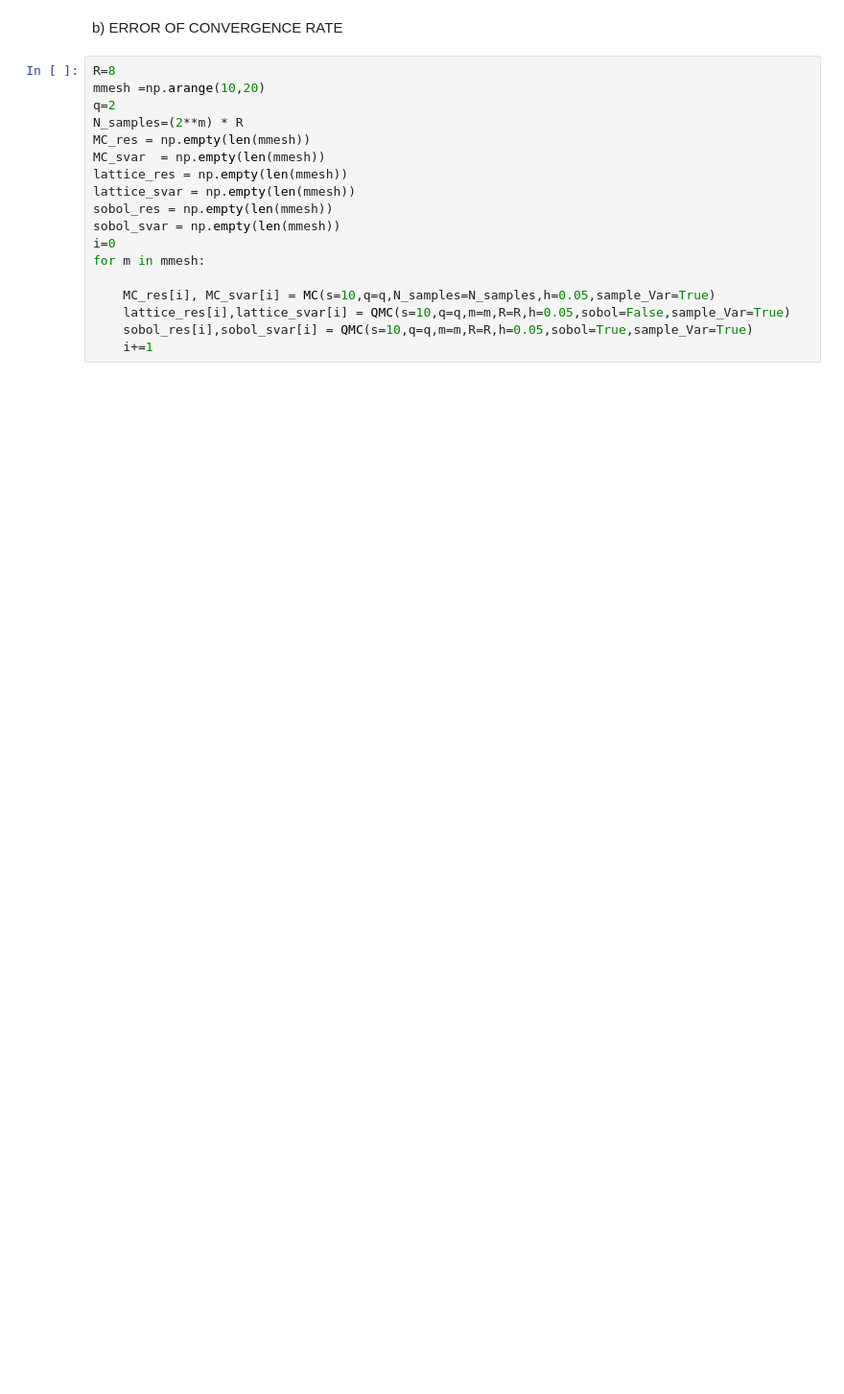
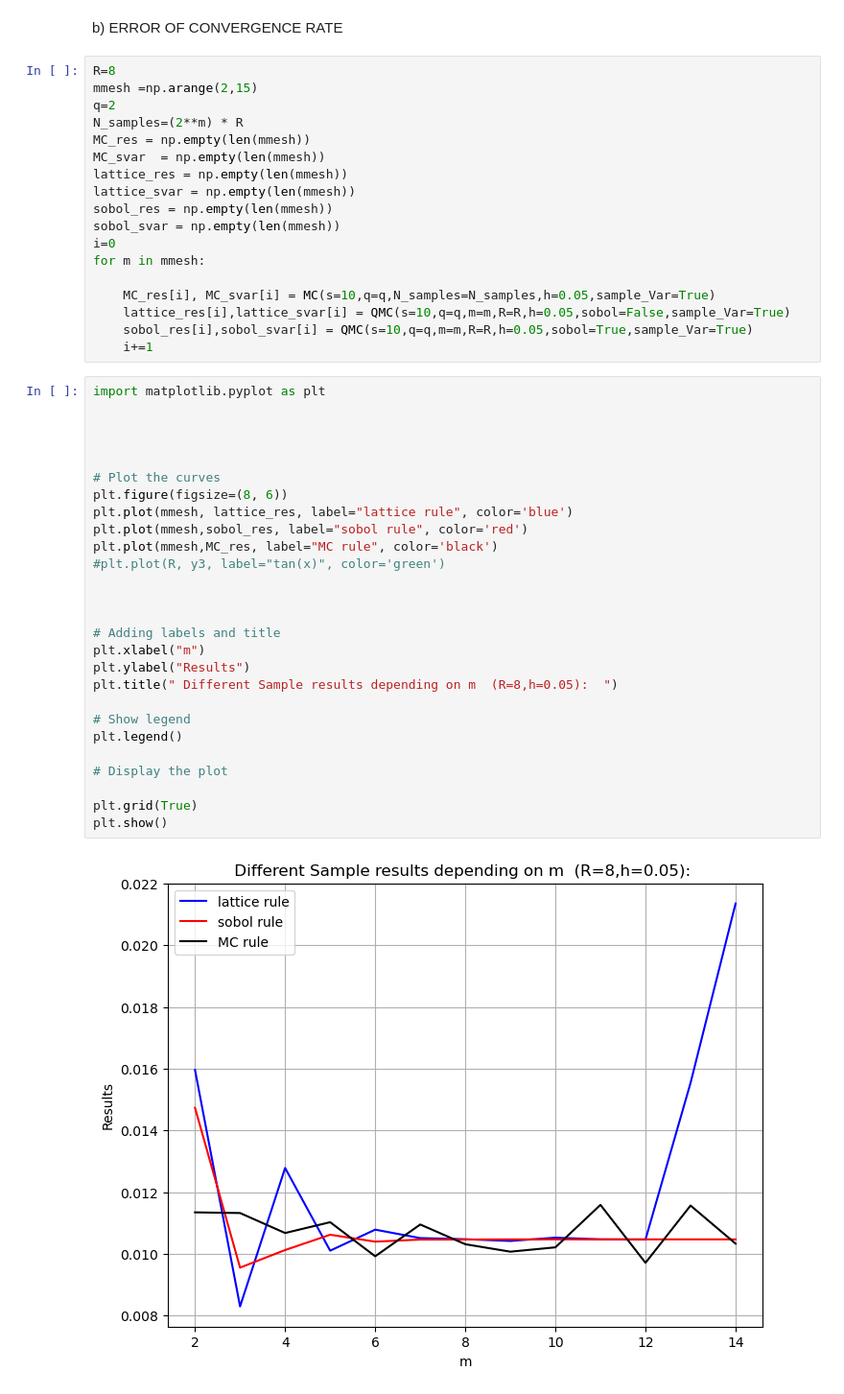
Before and after one commit to AaronvonMaekel/UncertaintyQuantification, a Jupyter notebook: Sheet08/UQ_Sheet08.ipynb, the cells around one changed output. Shown at 96% size. Saved outputs shown, nothing was run; the diff lists cells and outputs as text; blank space fills up the shorter version.

```diff
--- a/Sheet08/UQ_Sheet08.ipynb
+++ b/Sheet08/UQ_Sheet08.ipynb
@@ -258,7 +258,7 @@ QMC ESTIMATOR with sobol rule:   0.010469506352836546  SAMPLE VARIANCE:  0.00535
 b) ERROR OF CONVERGENCE RATE
 # %%
 R=8
-mmesh =np.arange(10,20)
+mmesh =np.arange(2,15)
 q=2
 N_samples=(2**m) * R
 MC_res = np.empty(len(mmesh))
@@ -274,6 +274,35 @@ for m in mmesh:
     lattice_res[i],lattice_svar[i] = QMC(s=10,q=q,m=m,R=R,h=0.05,sobol=False,sample_Var=True)
     sobol_res[i],sobol_svar[i] = QMC(s=10,q=q,m=m,R=R,h=0.05,sobol=True,sample_Var=True)
     i+=1
+# %%
+import matplotlib.pyplot as plt
+
+
+
+
+# Plot the curves
+plt.figure(figsize=(8, 6))
+plt.plot(mmesh, lattice_res, label="lattice rule", color='blue')
+plt.plot(mmesh,sobol_res, label="sobol rule", color='red')
+plt.plot(mmesh,MC_res, label="MC rule", color='black')
+#plt.plot(R, y3, label="tan(x)", color='green')
+
+
+
+# Adding labels and title
+plt.xlabel("m")
+plt.ylabel("Results")
+plt.title(" Different Sample results depending on m  (R=8,h=0.05):  ")
+
+# Show legend
+plt.legend()
+
+# Display the plot
+
+plt.grid(True)
+plt.show()
+# %% [output]
+[figure, added]
 # %%
 import matplotlib.pyplot as plt
 
```
Also changed, not shown: parts of 2 cells of this notebook.
